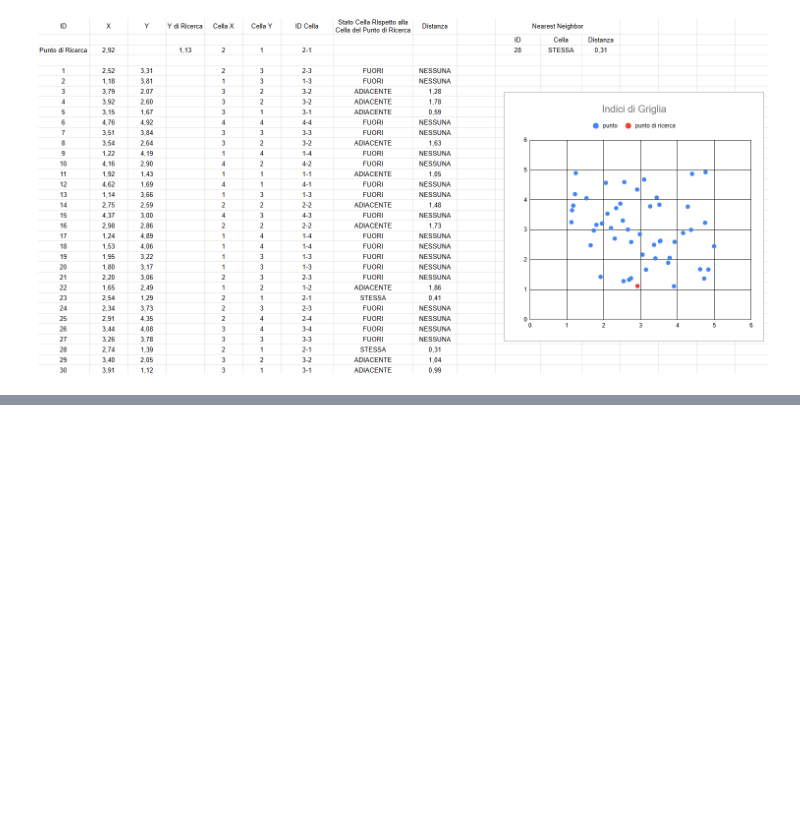
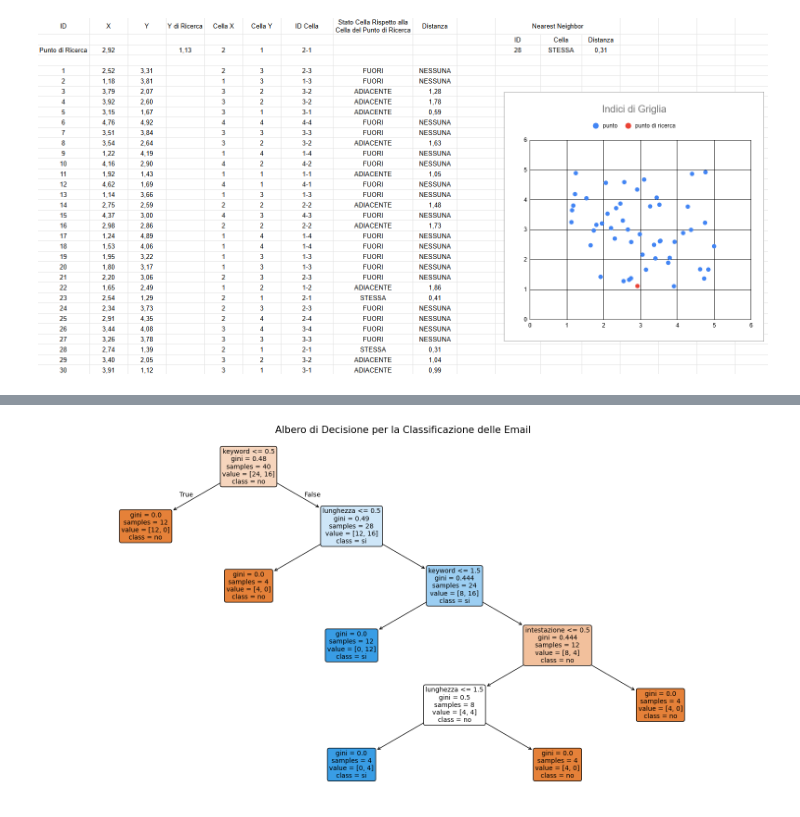
Before and after one commit to riccardomassini/Big_Data_Tasks, a Jupyter notebook: 2025_BIGDATA_DataPirates.ipynb, the cells around one changed output, grey strips where cells are left out. Drawn from its saved outputs; the diff is of its cells as text; code cells hidden in the pictures; blank space fills up the shorter version.

```diff
--- a/2025_BIGDATA_DataPirates.ipynb
+++ b/2025_BIGDATA_DataPirates.ipynb
@@ -1699,0 +2328,90 @@ L'Excel dove è implementato l'esercizio si trova al seguente link pubblico: htt
+# %%
+import pandas as pd
+from sklearn.tree import DecisionTreeClassifier, plot_tree
+from sklearn.preprocessing import LabelEncoder
+from tabulate import tabulate
+import matplotlib.pyplot as plt
+
+# Dati presi dall'esempio
+training_data = {
+    'email': [1, 2, 3, 4, 5, 6, 7, 8, 9, 10],
+    'keyword': ['offerta', 'offerta', 'offerta', 'offerta', 'money', 'money', 'money', 'viagra', 'viagra', 'viagra'],
+    'lunghezza': ['lunga', 'lunga', 'corta', 'media', 'media', 'lunga', 'corta', 'lunga', 'lunga', 'media'],
+    'intestazione': ['si', 'no', 'no', 'si', 'no', 'si', 'no', 'si', 'no', 'no'],
+    'valida': ['si', 'si', 'no', 'si', 'no', 'no', 'no', 'no', 'si', 'no']
+}
+
+# Creare DataFrame
+df = pd.DataFrame(training_data)
+print("Dataset originale:")
+print(tabulate(df, headers='keys', tablefmt='fancy_grid', showindex=False))
+print("\n")
+
+# Applico data augmentation al Dataset in modo tale da avere Training Set 80% e Test Set 20%
+n_dup = 4
+df = pd.concat([df]*n_dup, ignore_index=True)
+
+# Preparazione dati
+x = df[['keyword', 'lunghezza', 'intestazione']]
+y = df['valida']
+
+# Codifica variabili categoriche
+keyword = LabelEncoder()
+length = LabelEncoder()
+header = LabelEncoder()
+target = LabelEncoder()
+
+x_train_encoded = x.copy()
+x_train_encoded['keyword'] = keyword.fit_transform(x['keyword'])
+x_train_encoded['lunghezza'] = length.fit_transform(x['lunghezza'])
+x_train_encoded['intestazione'] = header.fit_transform(x['intestazione'])
+y_train_encoded = target.fit_transform(y)
+
+# Creare e addestrare modello Decision Tree
+model = DecisionTreeClassifier(random_state=42)
+model.fit(x_train_encoded, y_train_encoded)
+
+print("\nESEMPIO DI PREDIZIONE PER NUOVA EMAIL")
+
+# Nuove combinazioni non viste durante il training
+test_data = {
+    'email': [11, 12, 13, 14, 15, 16, 17, 18],
+    'keyword': ['offerta', 'offerta', 'money', 'money', 'money', 'viagra', 'viagra', 'viagra'],
+    'lunghezza': ['corta', 'media', 'corta', 'lunga', 'media', 'corta', 'corta', 'media'],
+    'intestazione': ['si', 'no', 'si', 'no', 'si', 'si', 'no', 'si']
+}
+
+df_test = pd.DataFrame(test_data)
+x_test = df_test[['keyword', 'lunghezza', 'intestazione']].copy()
+
+# Codifica features test
+x_test['keyword'] = keyword.transform(x_test['keyword'])
+x_test['lunghezza'] = length.transform(x_test['lunghezza'])
+x_test['intestazione'] = header.transform(x_test['intestazione'])
+
+# Predizioni e probabilità
+y_pred_test_encoded = model.predict(x_test)
+y_pred_test = target.inverse_transform(y_pred_test_encoded)
+probs_test = model.predict_proba(x_test)
+
+# Aggiunta risultati al dataframe test
+df_test['valida_predetta'] = y_pred_test
+for i, class_name in enumerate(target.classes_):
+    df_test[f"P({class_name})"] = probs_test[:, i]
+
+# Stampa risultati in formato tabellare
+print("Predizioni sulle combinazioni non viste durante il training:")
+cols_to_show = ['email', 'keyword', 'lunghezza', 'intestazione', 'valida_predetta'] + [f"P({c})" for c in target.classes_]
+print(tabulate(df_test[cols_to_show], headers='keys', tablefmt='fancy_grid', showindex=False) + "\n\n\n")
+
+# Visualizzazione dell'Albero di Decisione
+plt.figure(figsize=(20, 10))
+plot_tree(model,
+          feature_names=['keyword', 'lunghezza', 'intestazione'],
+          class_names=target.classes_,
+          filled=True,
+          rounded=True,
+          fontsize=10)
+plt.title("Albero di Decisione per la Classificazione delle Email", fontsize=15)
+plt.show()
+# %% [output]
@@ -1699,0 +2435 @@ L'Excel dove è implementato l'esercizio si trova al seguente link pubblico: htt
+[figure, added]
```
Also changed, not shown: parts of 24 cells of this notebook.
